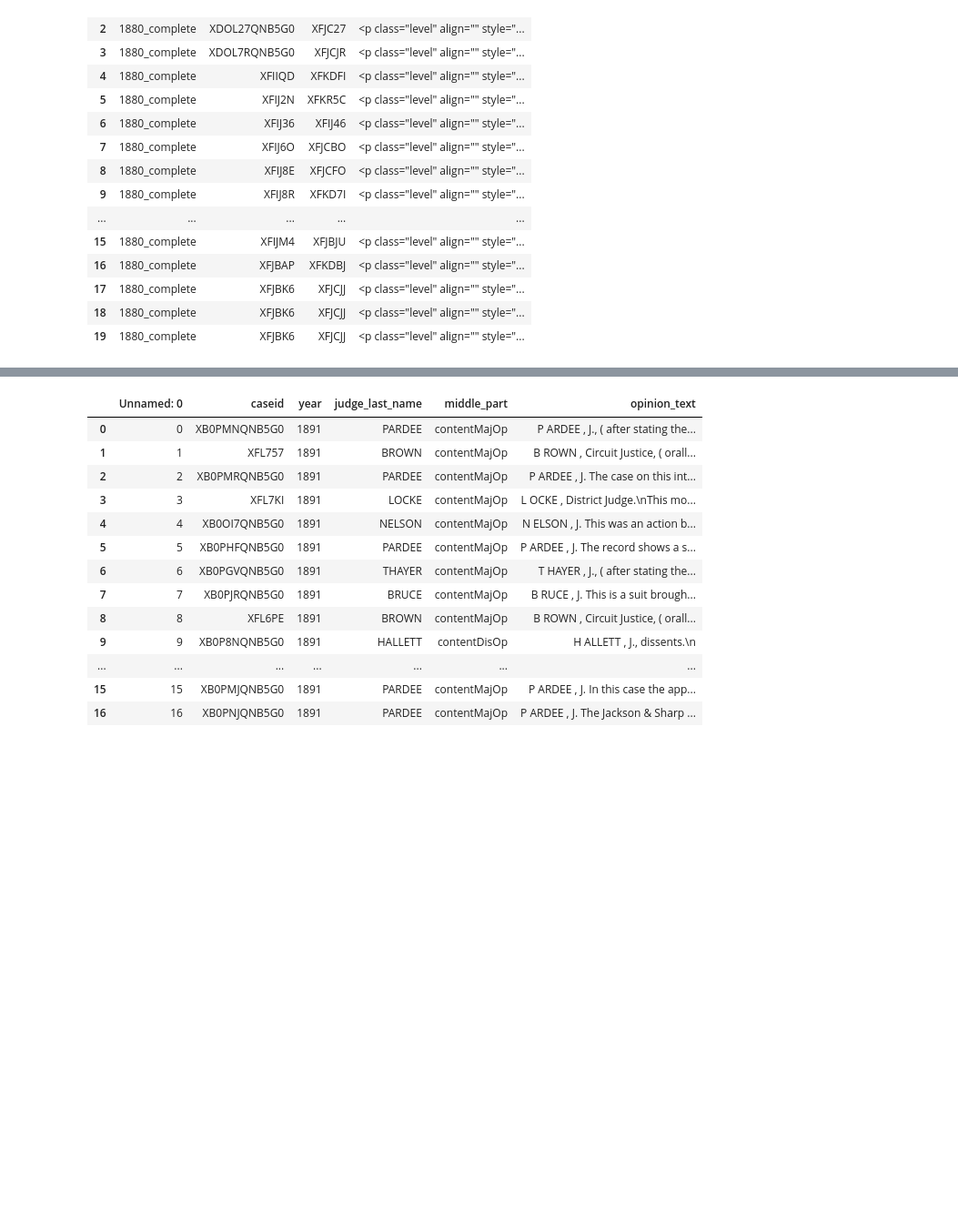
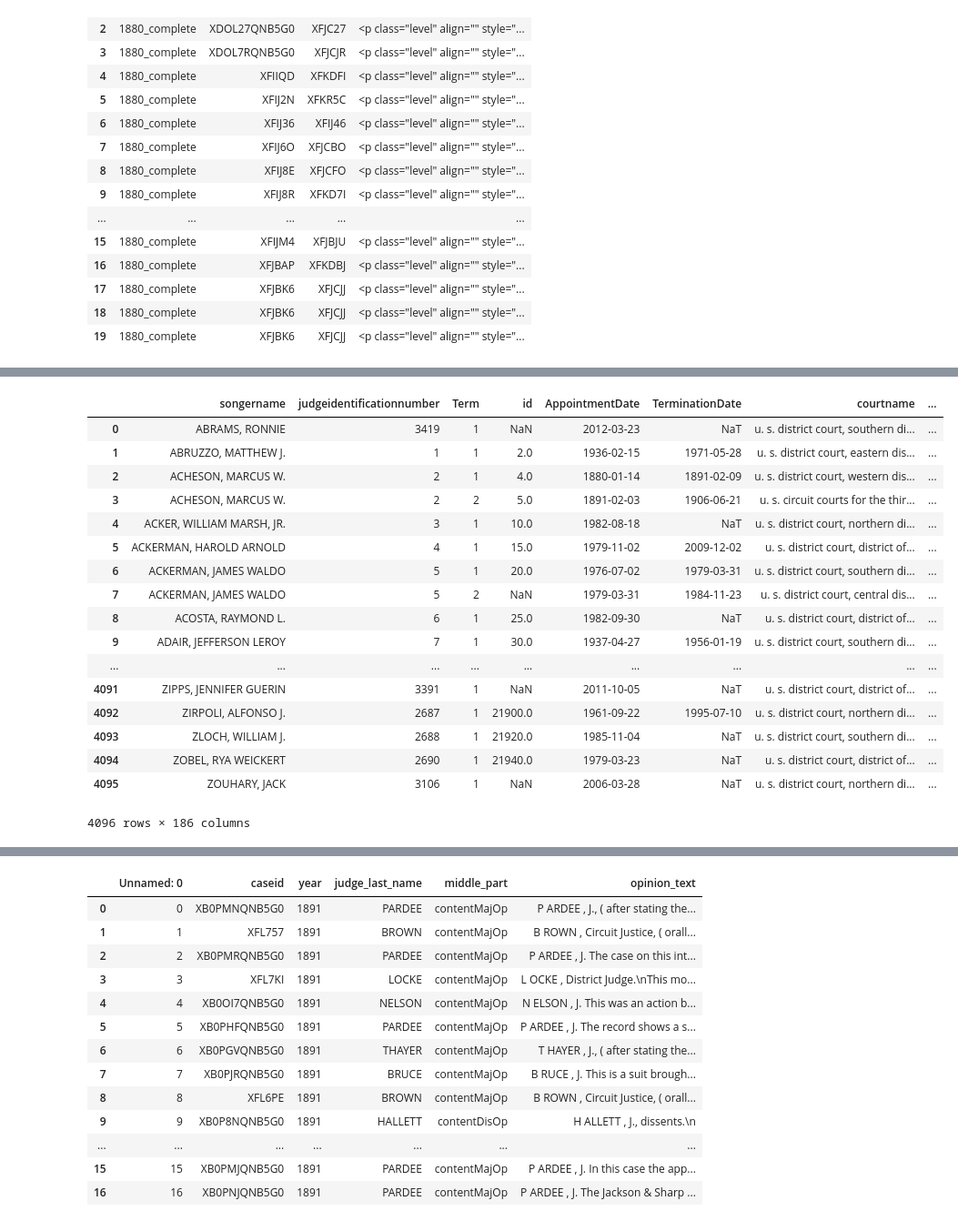
Before and after one commit to watchernyu/judge_embedding, a Jupyter notebook: trials.ipynb, the cells around one changed output, grey strips where cells are left out. Shown at 91% size. Cells and saved outputs as stored; diff of their text form; code cells hidden in the pictures; blank space fills up the shorter version.

```diff
--- a/trials.ipynb
+++ b/trials.ipynb
@@ -92,0 +97,21 @@ df_bio[["party","x_dem",'x_republican']]
+# %%
+df_bio
+# %% [output]
+|  | songername | judgeidentificationnumber | Term | id | AppointmentDate | TerminationDate | courtname | ... |
+| 0 | ABRAMS, RONNIE | 3419 | 1 | NaN | 2012-03-23 | NaT | u. s. district court, southern di... | ... |
+| 1 | ABRUZZO, MATTHEW J. | 1 | 1 | 2.0 | 1936-02-15 | 1971-05-28 | u. s. district court, eastern dis... | ... |
+| 2 | ACHESON, MARCUS W. | 2 | 1 | 4.0 | 1880-01-14 | 1891-02-09 | u. s. district court, western dis... | ... |
+| 3 | ACHESON, MARCUS W. | 2 | 2 | 5.0 | 1891-02-03 | 1906-06-21 | u. s. circuit courts for the thir... | ... |
+| 4 | ACKER, WILLIAM MARSH, JR. | 3 | 1 | 10.0 | 1982-08-18 | NaT | u. s. district court, northern di... | ... |
+| 5 | ACKERMAN, HAROLD ARNOLD | 4 | 1 | 15.0 | 1979-11-02 | 2009-12-02 | u. s. district court, district of... | ... |
+| 6 | ACKERMAN, JAMES WALDO | 5 | 1 | 20.0 | 1976-07-02 | 1979-03-31 | u. s. district court, southern di... | ... |
+| 7 | ACKERMAN, JAMES WALDO | 5 | 2 | NaN | 1979-03-31 | 1984-11-23 | u. s. district court, central dis... | ... |
+| 8 | ACOSTA, RAYMOND L. | 6 | 1 | 25.0 | 1982-09-30 | NaT | u. s. district court, district of... | ... |
+| 9 | ADAIR, JEFFERSON LEROY | 7 | 1 | 30.0 | 1937-04-27 | 1956-01-19 | u. s. district court, southern di... | ... |
+| ... | ... | ... | ... | ... | ... | ... | ... | ... |
+| 4091 | ZIPPS, JENNIFER GUERIN | 3391 | 1 | NaN | 2011-10-05 | NaT | u. s. district court, district of... | ... |
+| 4092 | ZIRPOLI, ALFONSO J. | 2687 | 1 | 21900.0 | 1961-09-22 | 1995-07-10 | u. s. district court, northern di... | ... |
+| 4093 | ZLOCH, WILLIAM J. | 2688 | 1 | 21920.0 | 1985-11-04 | NaT | u. s. district court, southern di... | ... |
+| 4094 | ZOBEL, RYA WEICKERT | 2690 | 1 | 21940.0 | 1979-03-23 | NaT | u. s. district court, district of... | ... |
+| 4095 | ZOUHARY, JACK | 3106 | 1 | NaN | 2006-03-28 | NaT | u. s. district court, northern di... | ... |
+4096 rows × 186 columns
```
Also changed, not shown: parts of 10 cells of this notebook, 1 other file.
